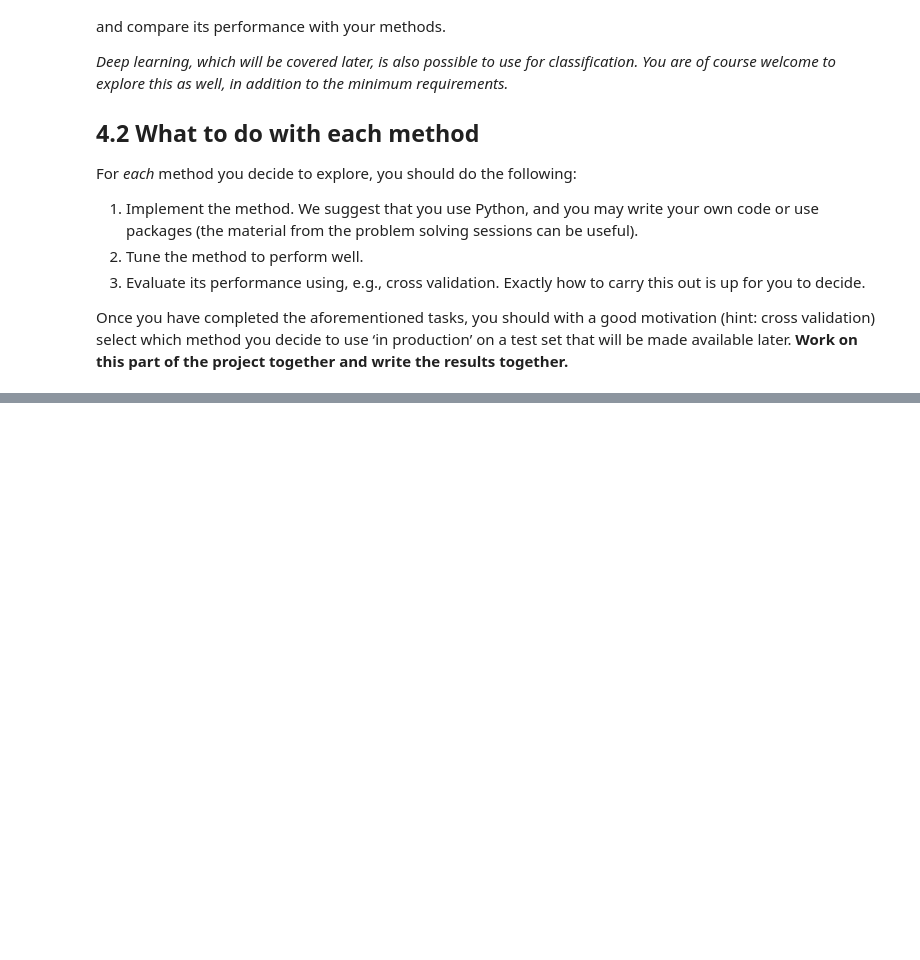
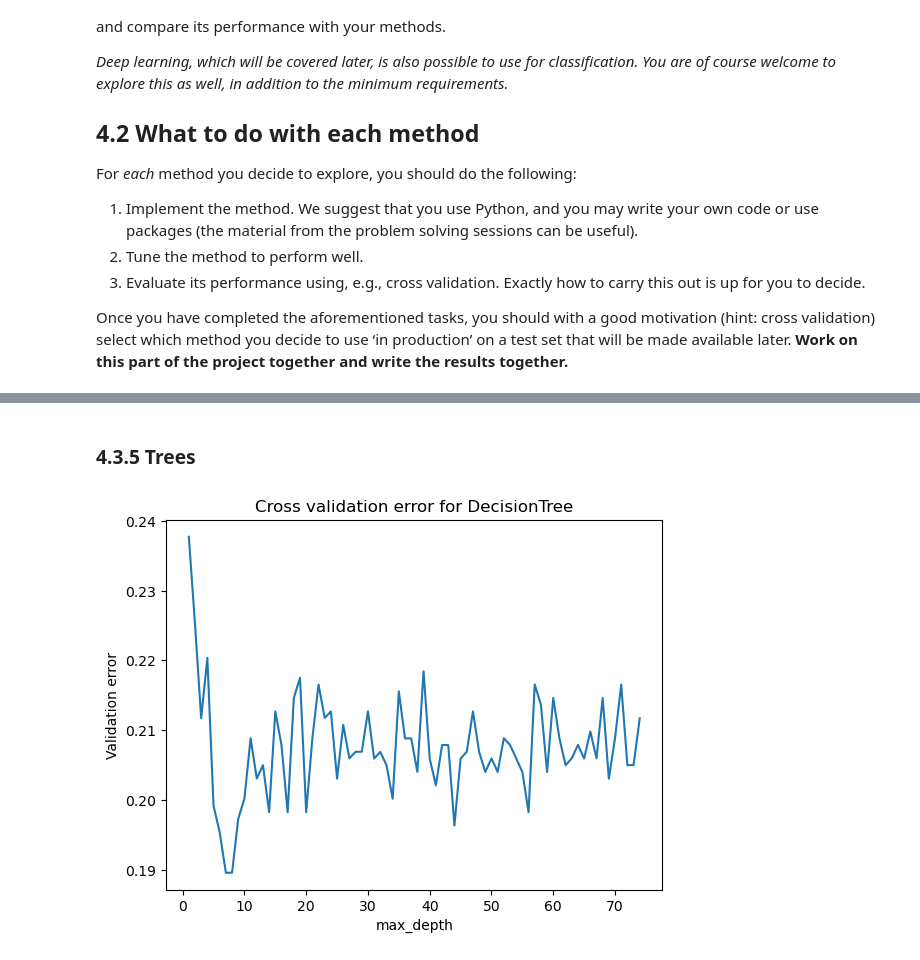
Before and after one commit to emiresenov/StatML-G37, a Jupyter notebook: GroupProject.ipynb, the cells around one changed output, grey strips where cells are left out. Saved outputs shown, nothing was run; the diff lists cells and outputs as text; code cells hidden in the pictures; blank space fills up the shorter version.

```diff
--- a/GroupProject.ipynb
+++ b/GroupProject.ipynb
@@ -153,0 +269,18 @@ available later. **Work on this part of the project together and write the resul
+# %% [markdown]
+### 4.3.5 Trees
+# %%
+# Decision trees, max depth
+
+np.random.seed(1)
+
+
+K = np.arange(1,75)
+misclassification = crossValidation(K, model_n = 31)
+
+plt.plot(K, misclassification)
+plt.title('Cross validation error for DecisionTree')
+plt.xlabel('max_depth')
+plt.ylabel('Validation error')
+plt.show()
+# %% [output]
+[figure, added]
```
Also changed, not shown: parts of 17 cells of this notebook.
